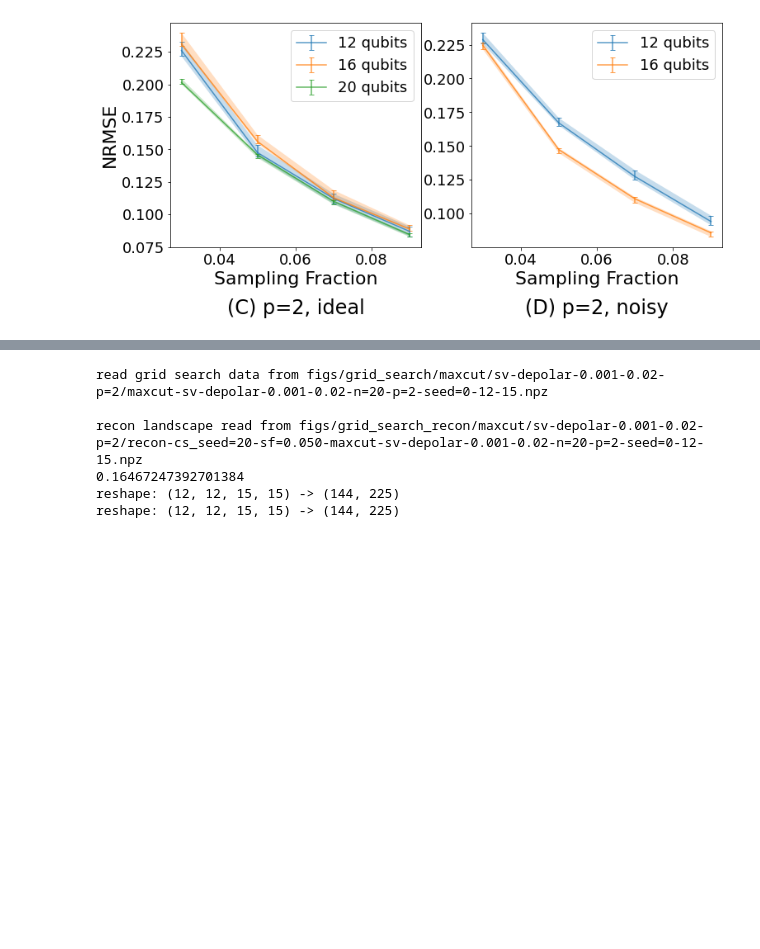
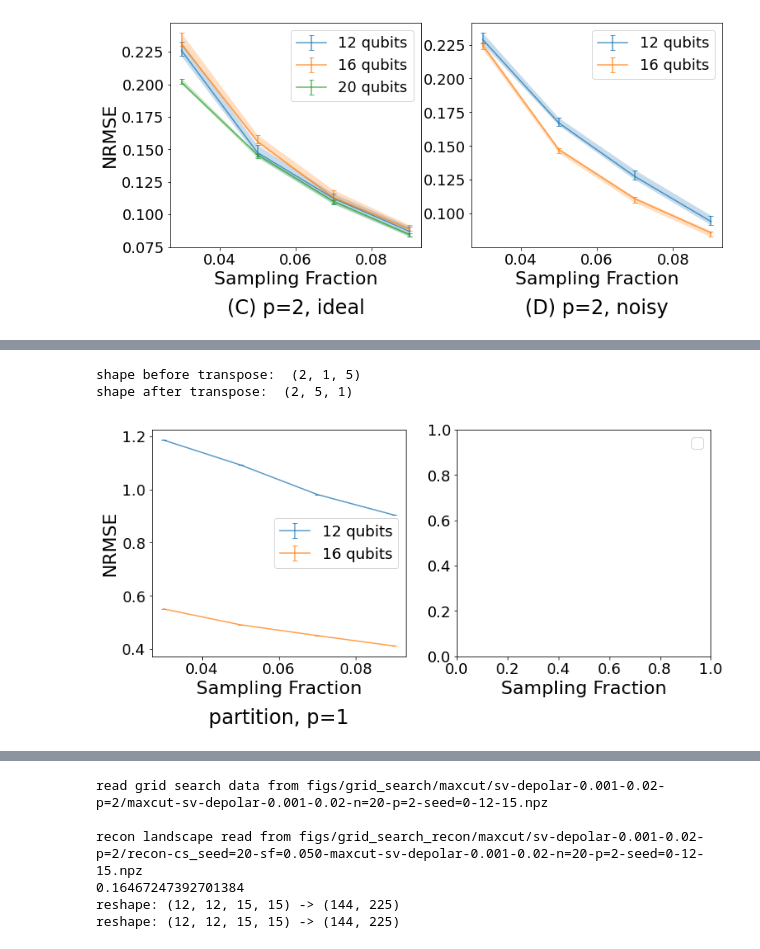
Before and after one commit to kunliu7/oscar, a Jupyter notebook: vis_figs_section4_recon_error.ipynb, the cells around one changed output, grey strips where cells are left out. Saved outputs shown, nothing was run; the diff lists cells and outputs as text; code cells hidden in the pictures; blank space fills up the shorter version.

```diff
--- a/vis_figs_section4_recon_error.ipynb
+++ b/vis_figs_section4_recon_error.ipynb
@@ -239,3 +239,41 @@ shape after transpose:  (3, 5, 16)
 shape before transpose:  (2, 8, 5)
 shape after transpose:  (2, 5, 8)
 [figure]
+# %%
+
+def vis_partition():
+    recon_error_data = np.load(
+        "figs/grid_search_recon/partition/sv-ideal-p=2/recon_error_ns=[12, 16]-seeds=[0]-sfs=[0.01 0.03 0.05 0.07 0.09]-error=NRMSE.npz"
+        # "figs/grid_search_recon/partition/sv-ideal-p=1/recon_error_ns=[12, 16, 20, 24]-seeds=[0]-sfs=[0.01 0.03 0.05 0.07 0.09]-error=NRMSE.npz"
+        # "figs/grid_search_recon/partition/sv-ideal-p=1/recon_error_ns=[12, 16, 20, 24]-seeds=[0]-sfs=[0.01 0.03 0.05 0.07 0.09].npz"
+        # "figs/grid_search_recon/partition/sv-ideal-p=2/recon_error_ns=[12, 16]-seeds=[0]-sfs=[0.01 0.03 0.05 0.07 0.09].npz"
+        , allow_pickle=True
+    )
+    # nq_range = [12, 16, 20, 24]
+    nq_range = [12, 16]
+    inst_range = [0]
+    sf_range = np.arange(0.01, 0.11, 0.02)
+    mses = recon_error_data['mses']
+    coss = recon_error_data['coss']
+
+    params = {'legend.fontsize': 18,
+          'figure.figsize': (12, 5),
+         'axes.labelsize': 22, #'x-large',
+         'axes.titlesize': 24, #'x-large',
+         'xtick.labelsize': 18,
+         'ytick.labelsize': 18}
+    plt.rcParams.update(params)
+
+    fig, axes = plt.subplots(1, 2) #
+    vis_recon_error(axes[0], nq_range, inst_range, sf_range, mses, "quantiles", "partition, p=1")
+
+    for i, ax in enumerate(axes):
+        ax.set_xlabel("Sampling Fraction")
+        if i == 0:
+            ax.set_ylabel("NRMSE")
+        ax.legend()
+
+    plt.savefig("paper_figs/test_partition.pdf", bbox_inches="tight", dpi=1000)
+    plt.show()
+vis_partition()
+# %% [output]
@@ -242,2 +281,5 @@ shape after transpose:  (2, 5, 8)
+shape before transpose:  (2, 1, 5)
+shape after transpose:  (2, 5, 1)
+[figure, added]
 # %%
 
```
Also changed, not shown: parts of 4 cells of this notebook, 4 other files.
